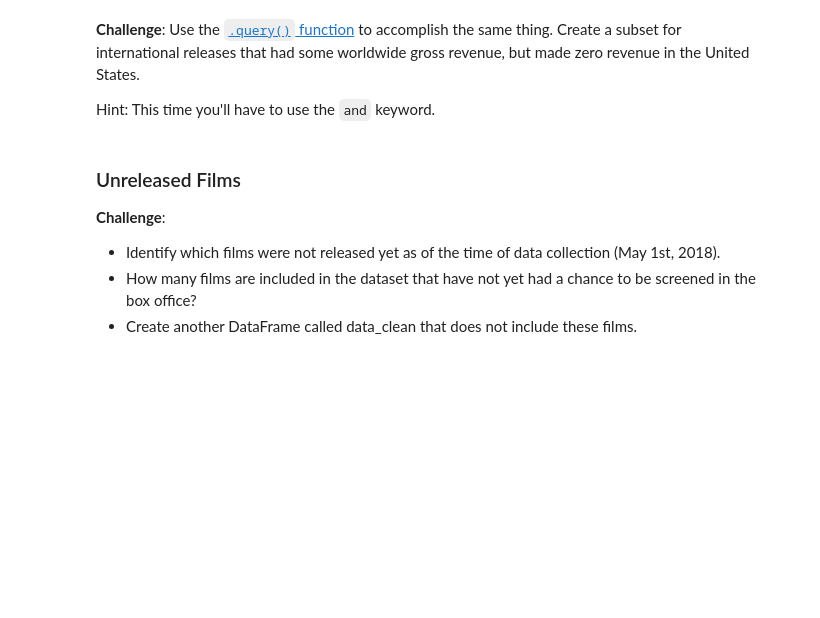
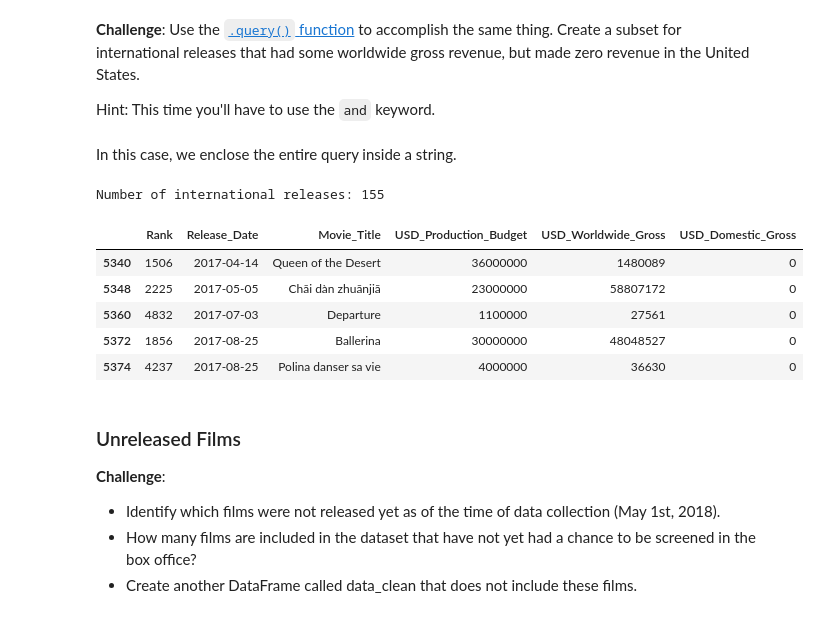
Before and after one commit to ksg-dev/linear-regression-seaborn, a Jupyter notebook: Seaborn_and_Linear_Regression_(start).ipynb, the cells around one changed output. Saved outputs shown, nothing was run; the diff lists cells and outputs as text; code cells hidden in the pictures; blank space fills up the shorter version.

```diff
--- a/Seaborn_and_Linear_Regression_(start).ipynb
+++ b/Seaborn_and_Linear_Regression_(start).ipynb
@@ -345,6 +349,20 @@ Number of films that grossed $0 worldwide: 357
 **Challenge**: Use the [`.query()` function](https://pandas.pydata.org/pandas-docs/stable/reference/api/pandas.DataFrame.query.html) to accomplish the same thing. Create a subset for international releases that had some worldwide gross revenue, but made zero revenue in the United States.
 
 Hint: This time you'll have to use the `and` keyword.
+# %% [markdown]
+In this case, we enclose the entire query inside a string.
+# %%
+international_releases = data_clean.query('USD_Domestic_Gross == 0 and USD_Worldwide_Gross != 0')
+print(f"Number of international releases: {len(international_releases)}")
+international_releases.tail()
+# %% [output]
+Number of international releases: 155
+|  | Rank | Release_Date | Movie_Title | USD_Production_Budget | USD_Worldwide_Gross | USD_Domestic_Gross |
+| 5340 | 1506 | 2017-04-14 | Queen of the Desert | 36000000 | 1480089 | 0 |
+| 5348 | 2225 | 2017-05-05 | Chāi dàn zhuānjiā | 23000000 | 58807172 | 0 |
+| 5360 | 4832 | 2017-07-03 | Departure | 1100000 | 27561 | 0 |
+| 5372 | 1856 | 2017-08-25 | Ballerina | 30000000 | 48048527 | 0 |
+| 5374 | 4237 | 2017-08-25 | Polina danser sa vie | 4000000 | 36630 | 0 |
 # %% [markdown]
 ### Unreleased Films
 
```
Also changed, not shown: parts of 7 cells of this notebook.
